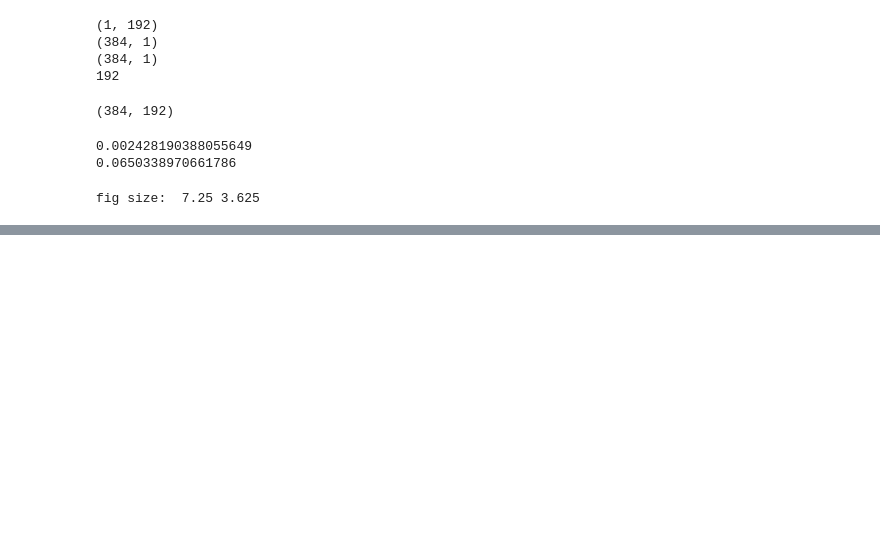
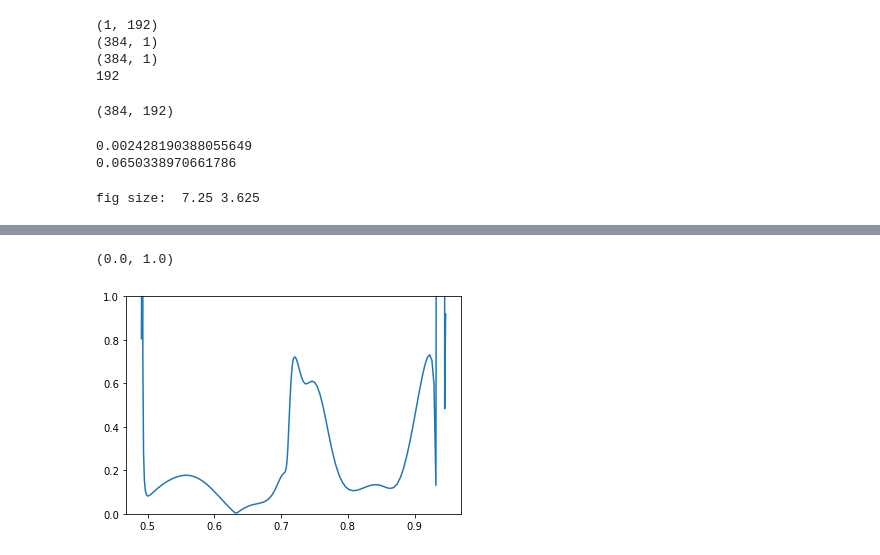
Before and after one commit to illorenzo7/Tacho_Letter_Plots_Part2, a Jupyter notebook: 00_meprod.ipynb, the cells around one changed output, grey strips where cells are left out. Cells and saved outputs as stored; diff of their text form; code cells hidden in the pictures; blank space fills up the shorter version.

```diff
--- a/00_meprod.ipynb
+++ b/00_meprod.ipynb
@@ -346,0 +347,9 @@ plt.savefig('images/meprod.png', dpi=300)
+# %%
+# now quantify how much shear is mean shear below overshoot layer
+
+prof = np.abs((indp_shear - indp_ms_exact)/indp_shear)
+plt.plot(rr, prof)
+plt.ylim(0, 1)
+# %% [output]
+(0.0, 1.0)
+[figure, added]
```
Also changed, not shown: parts of 2 cells of this notebook, 1 other file.
